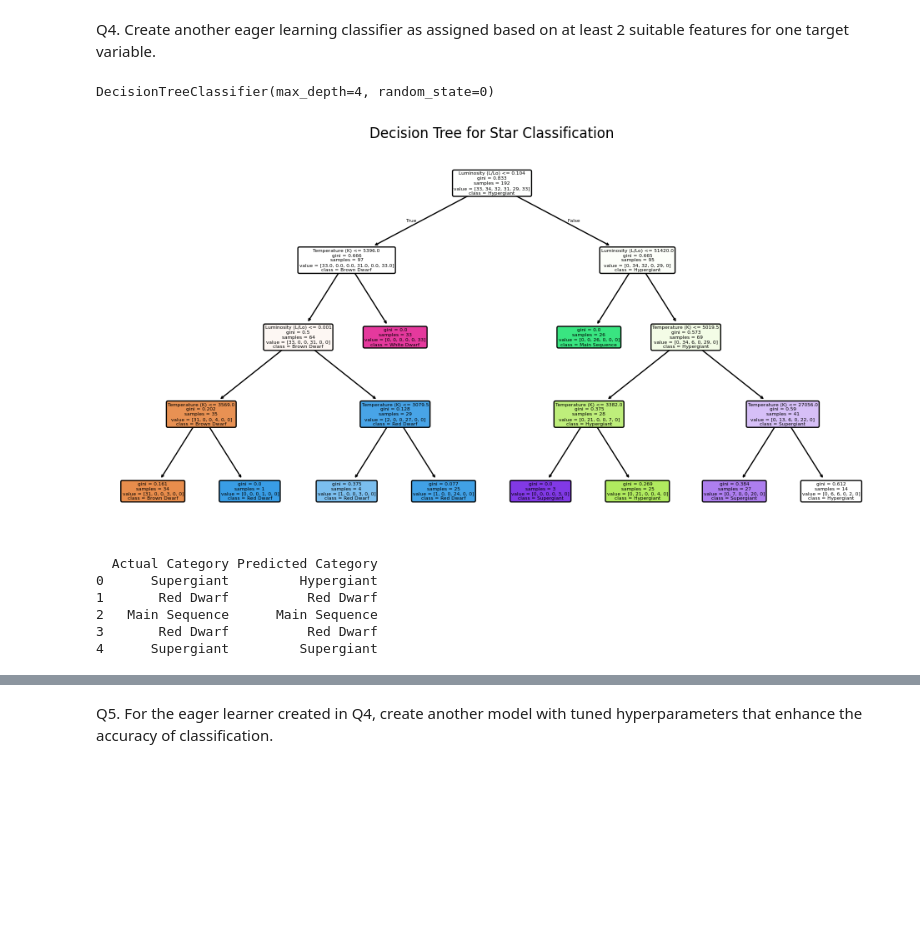
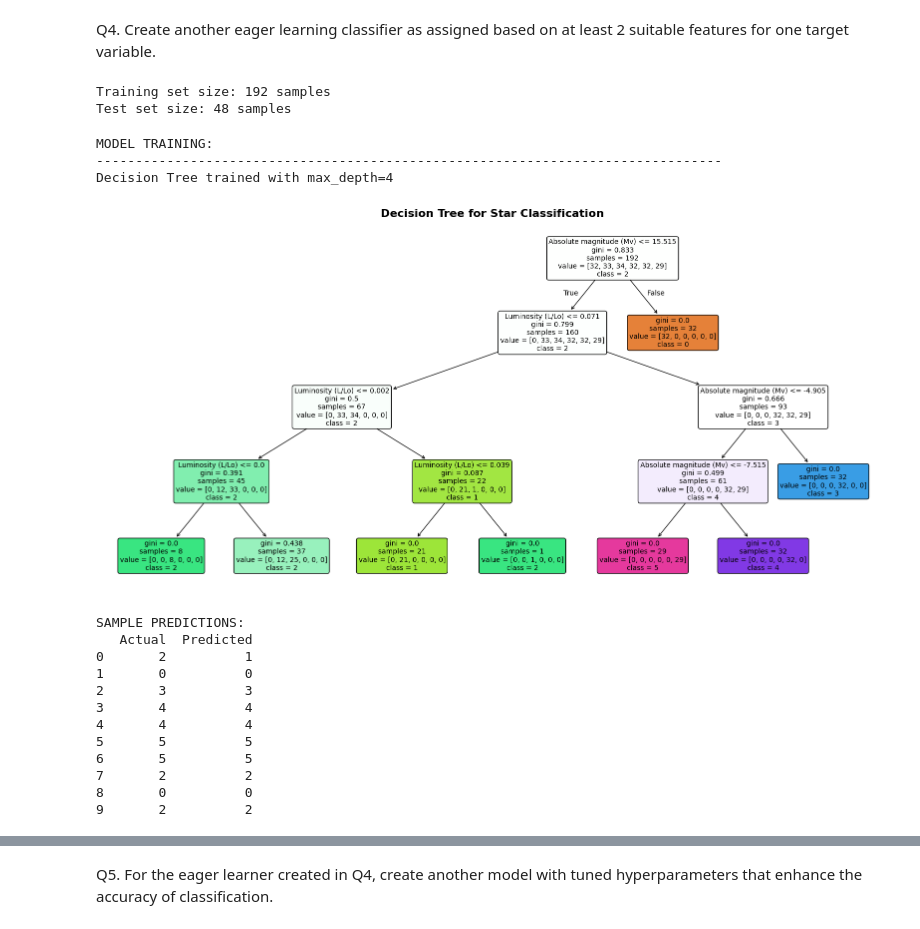
Before and after one commit to IreneWanjiruKariuki/AI-Coursework-2025, a Jupyter notebook: Stars_Classification.ipynb, the cells around one changed output, grey strips where cells are left out. Saved outputs shown, nothing was run; the diff lists cells and outputs as text; code cells hidden in the pictures; blank space fills up the shorter version.

```diff
--- a/Stars_Classification.ipynb
+++ b/Stars_Classification.ipynb
@@ -270,26 +414,41 @@ Mean cross-validation accuracy: 0.8701754385964913
 Q4. Create another eager learning classifier as assigned based on at least 2 suitable
 features for one target variable.
 # %%
-#Separating features and target
-X = df[['Temperature (K)', 'Luminosity (L/Lo)']]
-y = df['Star category']
+X = df[['Absolute magnitude (Mv)', 'Luminosity (L/Lo)']]
+y = df['Star type']
 # %%
-#Split into training and testing data
-X_train, X_test, y_train, y_test = train_test_split(
-    X, y, test_size=0.2, random_state=0
-)
+# Split into training and testing data
+X_train, X_test, y_train, y_test = train_test_split(X, y, test_size=0.2, random_state=42)
+print(f"Training set size: {len(X_train)} samples")
+print(f"Test set size: {len(X_test)} samples")
+# %% [output]
+Training set size: 192 samples
+Test set size: 48 samples
 # %%
-#Training a Decision Tree
-model = DecisionTreeClassifier(random_state=0,max_depth=4)#reduces depth for clarity
+# Training a Decision Tree
+print("\n\nMODEL TRAINING:")
+print("-"*80)
+
+model = DecisionTreeClassifier(random_state=42, max_depth=4)
 model.fit(X_train, y_train)
+
+print("Decision Tree trained with max_depth=4")
 # %% [output]
-DecisionTreeClassifier(max_depth=4, random_state=0)
+MODEL TRAINING:
+--------------------------------------------------------------------------------
+Decision Tree trained with max_depth=4
 # %%
-#Visualizing the Decision Tree
-plt.figure(figsize=(12,6))
-plot_tree(model, feature_names=['Temperature (K)', 'Luminosity (L/Lo)'],class_names=[str(cls) for cls in model.classes_],filled=True,rounded=True)
-plt.title("Decision Tree for Star Classification")
+# Visualizing the Decision Tree
+plt.figure(figsize=(16, 8))
+plot_tree(model,
+          feature_names=['Absolute magnitude (Mv)', 'Luminosity (L/Lo)'],
+          class_names=[str(cls) for cls in model.classes_],
+          filled=True,
+          rounded=True,
+          fontsize=10)
+plt.title("Decision Tree for Star Classification", fontsize=16, fontweight='bold')
+plt.tight_layout()
 plt.show()
 # %% [output]
-[figure, old version]
+[figure, new version]
 # %%
@@ -298,15 +457,23 @@ y_pred = model.predict(X_test)
 # %%
-#Show the first few predictions alongside actual values
-results = pd.DataFrame({
-    'Actual Category': y_test.values,
-    'Predicted Category': y_pred
+# Show the first few predictions alongside actual values
+results_dt = pd.DataFrame({
+    'Actual': y_test.values,
+    'Predicted': y_pred_dt
 })
-print(results.head(5))
+
+print("\n\nSAMPLE PREDICTIONS:")
+print(results_dt.head(10))
 # %% [output]
-  Actual Category Predicted Category
-0      Supergiant         Hypergiant
-1       Red Dwarf          Red Dwarf
-2   Main Sequence      Main Sequence
-3       Red Dwarf          Red Dwarf
-4      Supergiant         Supergiant
+SAMPLE PREDICTIONS:
+   Actual  Predicted
+0       2          1
+1       0          0
+2       3          3
+3       4          4
+4       4          4
+5       5          5
+6       5          5
+7       2          2
+8       0          0
+9       2          2
 # %%
```
Also changed, not shown: parts of 39 cells of this notebook.
